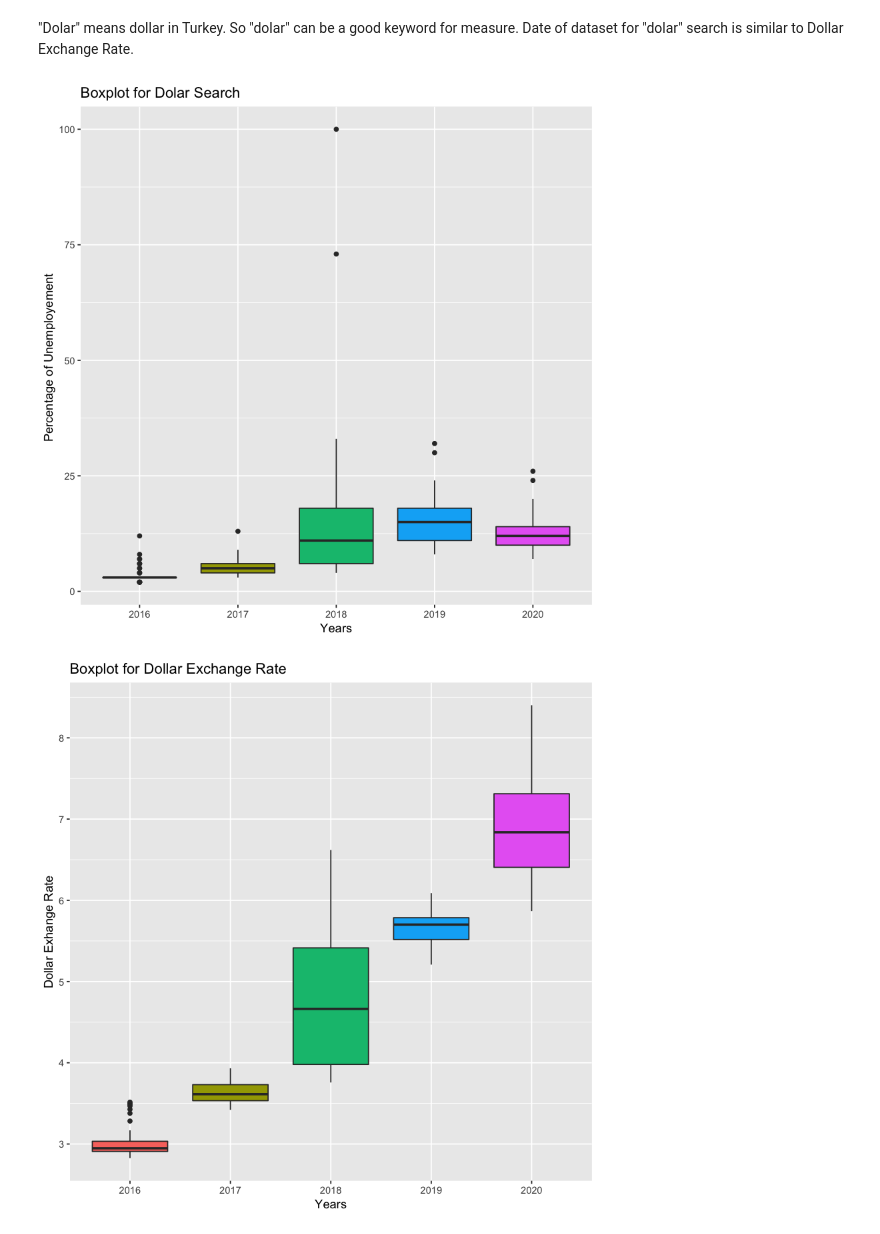
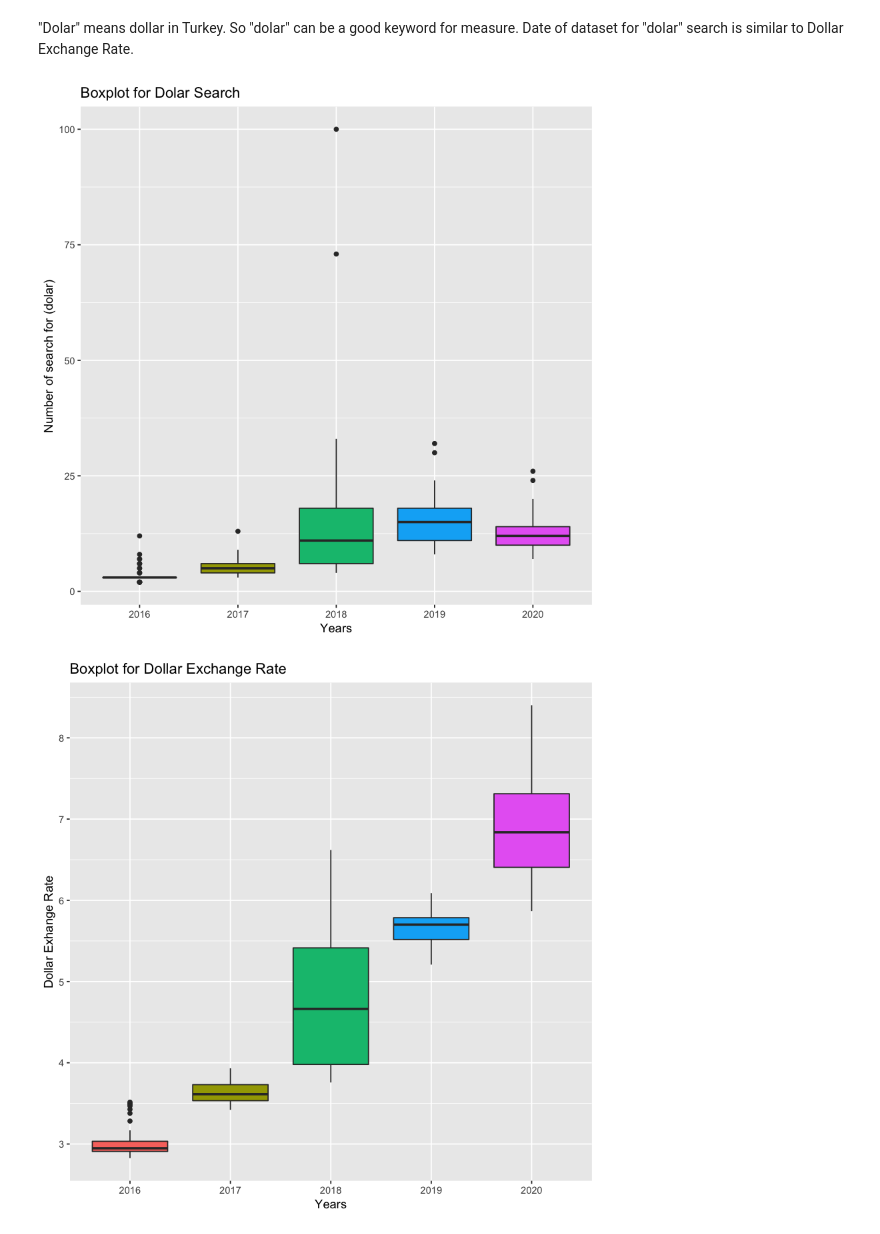
Before and after one commit to BU-IE-360/fall20-mbahadir, a Jupyter notebook: Homework1/Homework1.ipynb, the cells around one changed output. Saved outputs shown, nothing was run; the diff lists cells and outputs as text; code cells hidden in the pictures.

Commit message:
Plot axis name

```diff
--- a/Homework1/Homework1.ipynb
+++ b/Homework1/Homework1.ipynb
@@ -165,10 +165,10 @@ dolar_sr$Week=week(dolar_sr$Date)
 "Dolar" means dollar in Turkey. So "dolar" can be a good keyword for measure. Date of dataset for "dolar" search is similar to Dollar Exchange Rate.
 # %%
 ggplot(dolar_sr,aes(x=factor(year(Date)),y=Search))+ geom_boxplot(aes(fill=factor(year(Date))))+
-  xlab("Years") + ylab("Percentage of Unemployement ")+ ggtitle("Boxplot for Dolar Search")+
+  xlab("Years") + ylab("Number of search for (dolar)")+ ggtitle("Boxplot for Dolar Search")+
   theme(legend.position = "none")
 # %% [output]
-[figure, old version]
+[figure, new version]
 # %%
 ggplot(EVDS,aes(x=factor(year(Tarih)),y=TP.DK.USD.A.EF.YTL))+ geom_boxplot(aes(fill=factor(year(Tarih))))+
   xlab("Years") + ylab("Dollar Exhange Rate")+ ggtitle("Boxplot for Dollar Exchange Rate")+
```
Also changed, not shown: 4 other files.
